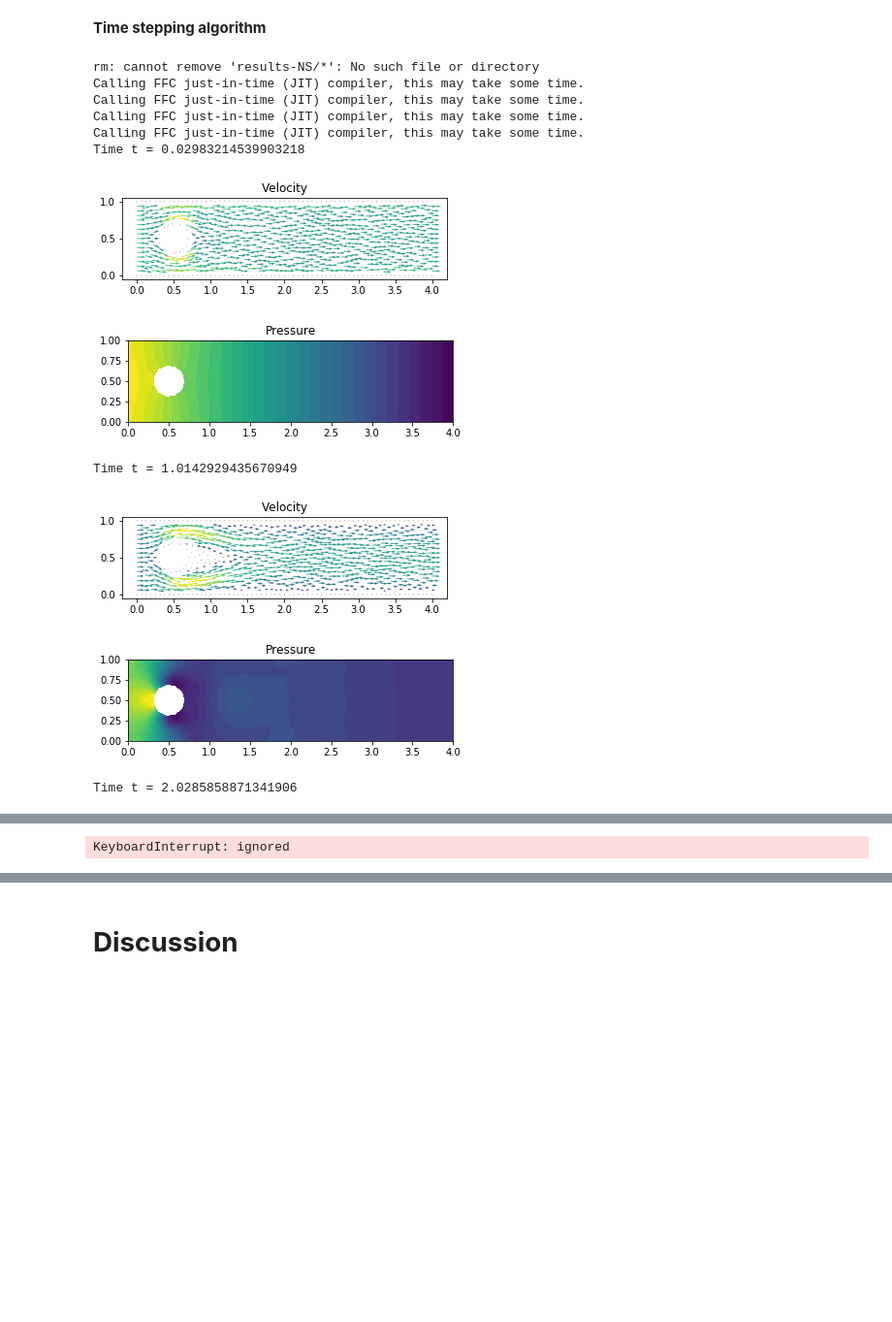
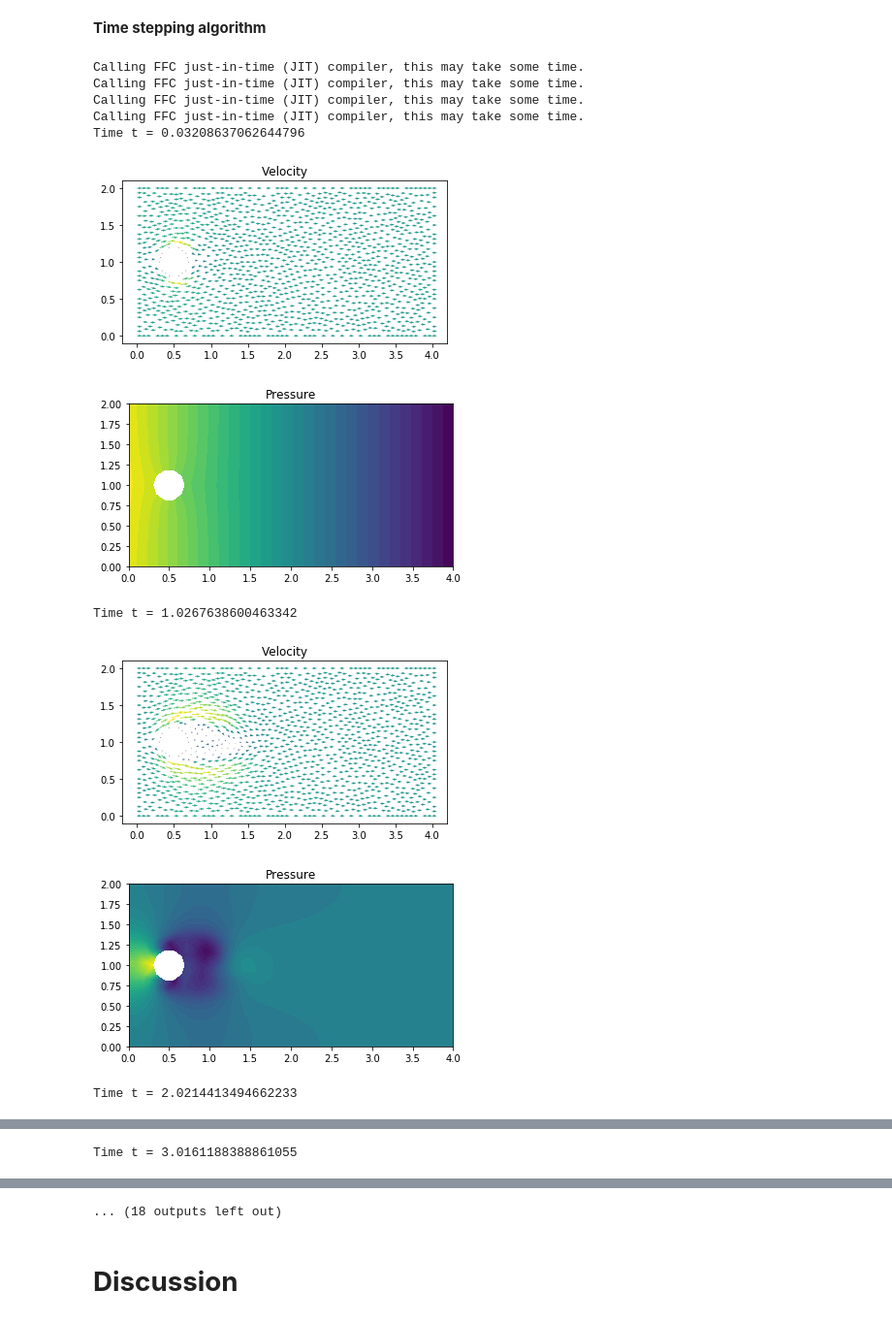
Before and after one commit to johanhoffman/DD2365-VT20, a Jupyter notebook: template-report-Navier-Stokes.ipynb, the cells around one changed output, grey strips where cells are left out. Shown at 97% size. Saved outputs shown, nothing was run; the diff lists cells and outputs as text; code cells hidden in the pictures; blank space fills up the shorter version.

```diff
--- a/template-report-Navier-Stokes.ipynb
+++ b/template-report-Navier-Stokes.ipynb
@@ -72,7 +76,7 @@ for all test functions $(v,q) \in \hat V\times \hat Q$, where $SD(u,p;v,q)$ is a
 # %%
 # Define rectangular domain
 L = 4
-H = 1
+H = 2
 
 # Define subdomains (for boundary conditions)
 class Left(SubDomain):
@@ -119,3 +123,7 @@ left.mark(boundaries, 1)
 right.mark(boundaries, 2)
 lower.mark(boundaries, 3)
 upper.mark(boundaries, 4)
+
+plt.figure()
+plot(mesh)
+plt.show()
@@ -137,27 +147,22 @@ q = TestFunction(Q)
 # Define boundary conditions
 class DirichletBoundaryLower(SubDomain):
     def inside(self, x, on_boundary):
-        #return bool(x[1] < DOLFIN_EPS and on_boundary)
         return on_boundary and near(x[1], 0.0)
 
 class DirichletBoundaryUpper(SubDomain):
     def inside(self, x, on_boundary):
-        #return bool(x[1] > (H - DOLFIN_EPS) and on_boundary)
         return on_boundary and near(x[1], H)
 
 class DirichletBoundaryLeft(SubDomain):
     def inside(self, x, on_boundary):
-        #return bool(x[0] < DOLFIN_EPS and on_boundary)
         return on_boundary and near(x[0], 0.0)
 
 class DirichletBoundaryRight(SubDomain):
     def inside(self, x, on_boundary):
-        #return bool(x[0] > (L - DOLFIN_EPS) and on_boundary)
         return on_boundary and near(x[0], L)
 
 class DirichletBoundaryObjects(SubDomain):
     def inside(self, x, on_boundary):
-        #return bool(x[0] > (L - DOLFIN_EPS) and on_boundary)
         return on_boundary and (not near(x[0], 0.0)) and (not near(x[0], L)) and (not near(x[1], 0.0)) and (not near(x[1], H))
 
 dbc_lower = DirichletBoundaryLower()
@@ -184,7 +189,8 @@ pout = 0.0
 #bcp0 = DirichletBC(Q, pin, dbc_left)
 bcp1 = DirichletBC(Q, pout, dbc_right)
 
-bcu = [bcu_in0, bcu_in1, bcu_upp0, bcu_upp1, bcu_low0, bcu_low1, bcu_obj0, bcu_obj1]
+#bcu = [bcu_in0, bcu_in1, bcu_upp0, bcu_upp1, bcu_low0, bcu_low1, bcu_obj0, bcu_obj1]
+bcu = [bcu_in0, bcu_in1, bcu_upp1, bcu_low1, bcu_obj0, bcu_obj1]
 bcp = [bcp1]
 
 # Define measure for boundary integration
@@ -195,7 +201,7 @@ ds = Measure('ds', domain=mesh, subdomain_data=boundaries)
 **Define flow parameters**
 # %%
 # Set viscosity
-nu = 1.0e-2
+nu = 1.0e-3
 # %% [markdown]
 **Define method parameters**
 # %%
@@ -262,25 +268,26 @@ while t < T + DOLFIN_EPS:
     #print(s)
 
     pin.t = t
+    #uin.t = t
 
     # Solve non-linear problem
     k = 0
     while k < num_nnlin_iter:
 
-        # Assemble matrix and vector
+        # Assemble momentum matrix and vector
         Au = assemble(au)
         bu = assemble(Lu)
 
-        # Compute solution
+        # Compute velocity solution
         [bc.apply(Au, bu) for bc in bcu]
         [bc.apply(u1.vector()) for bc in bcu]
         solve(Au, u1.vector(), bu, "bicgstab", "default")
 
-        # Assemble matrix and vector
+        # Assemble continuity matrix and vector
         Ap = assemble(ap)
         bp = assemble(Lp)
 
-        # Compute solution
+        # Compute pressure solution
         [bc.apply(Ap, bp) for bc in bcp]
         [bc.apply(p1.vector()) for bc in bcp]
         solve(Ap, p1.vector(), bp, "bicgstab", prec)
@@ -291,40 +298,39 @@ while t < T + DOLFIN_EPS:
 
         s = 'Time t = ' + repr(t)
         print(s)
 
         # Save solution to file
         file_u << u1
         file_p << p1
 
         # Plot solution
         plt.figure()
         plot(u1, title="Velocity")
 
         plt.figure()
         plot(p1, title="Pressure")
 
         plot_time += T/plot_freq
 
         plt.show()
 
     # Update time step
     u0.assign(u1)
     t += dt
 
 plt.show()
 
-!tar -czvf results-NS.tar.gz results-NS
-files.download('results-NS.tar.gz')
+#!tar -czvf results-NS.tar.gz results-NS
+#files.download('results-NS.tar.gz')
 # %% [output]
-rm: cannot remove 'results-NS/*': No such file or directory
 Calling FFC just-in-time (JIT) compiler, this may take some time.
 Calling FFC just-in-time (JIT) compiler, this may take some time.
 Calling FFC just-in-time (JIT) compiler, this may take some time.
 Calling FFC just-in-time (JIT) compiler, this may take some time.
-Time t = 0.02983214539903218
+Time t = 0.03208637062644796
-[figure, old version]
+[figure, new version]
-[figure, old version]
+[figure, new version]
-Time t = 1.0142929435670949
+Time t = 1.0267638600463342
-[figure, old version]
+[figure, new version]
-[figure, old version]
+[figure, new version]
-Time t = 2.0285858871341906
+Time t = 2.0214413494662233
@@ -333 +339 @@ Time t = 2.0285858871341906
-KeyboardInterrupt: ignored
+Time t = 3.0161188388861055
@@ -334,3 +342,4 @@ KeyboardInterrupt: ignored
+... (18 outputs left out)
 # %% [markdown]
 # **Discussion**
 # %% [markdown]
```
Also changed, not shown: parts of 4 cells of this notebook.
